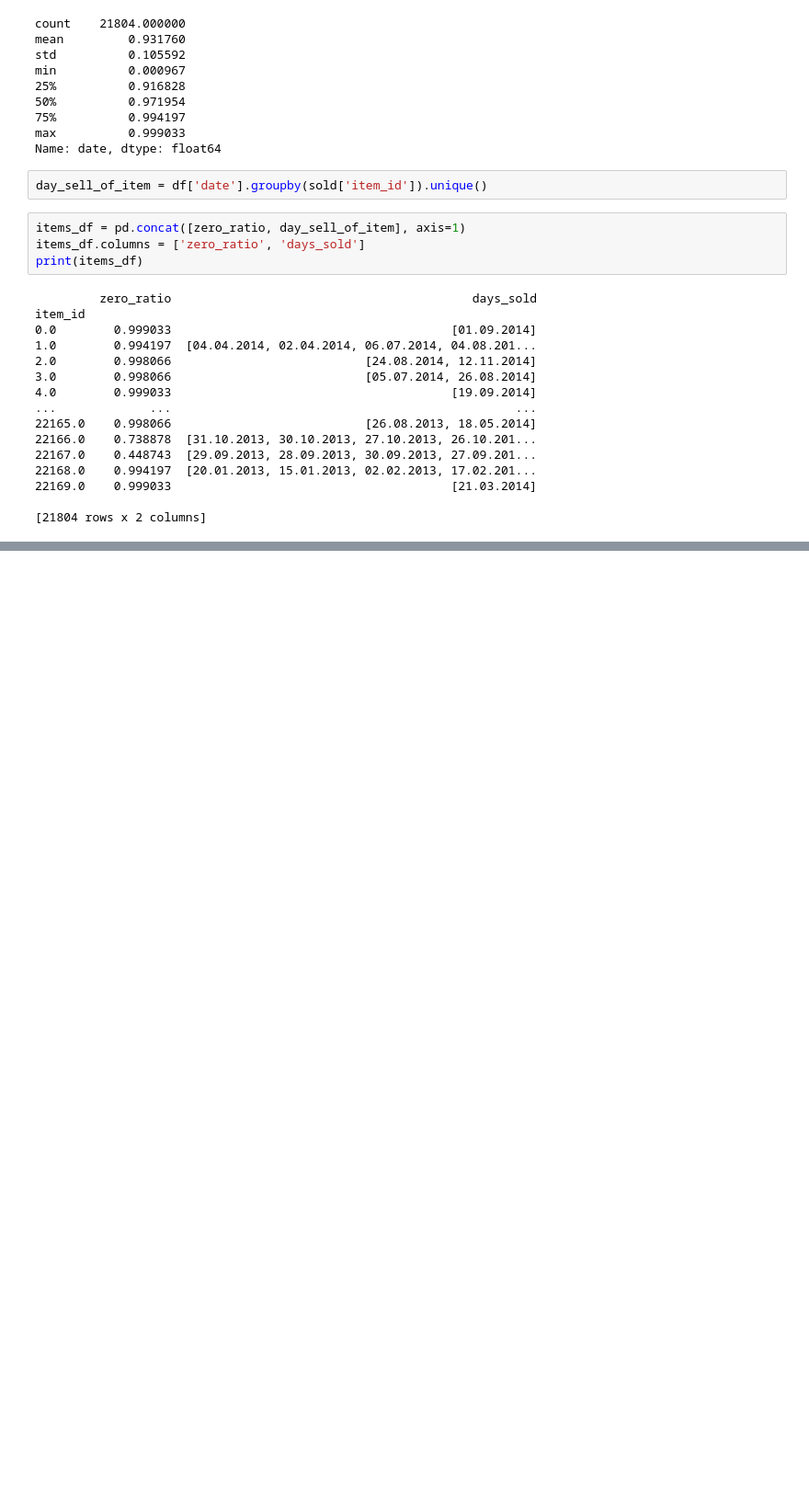
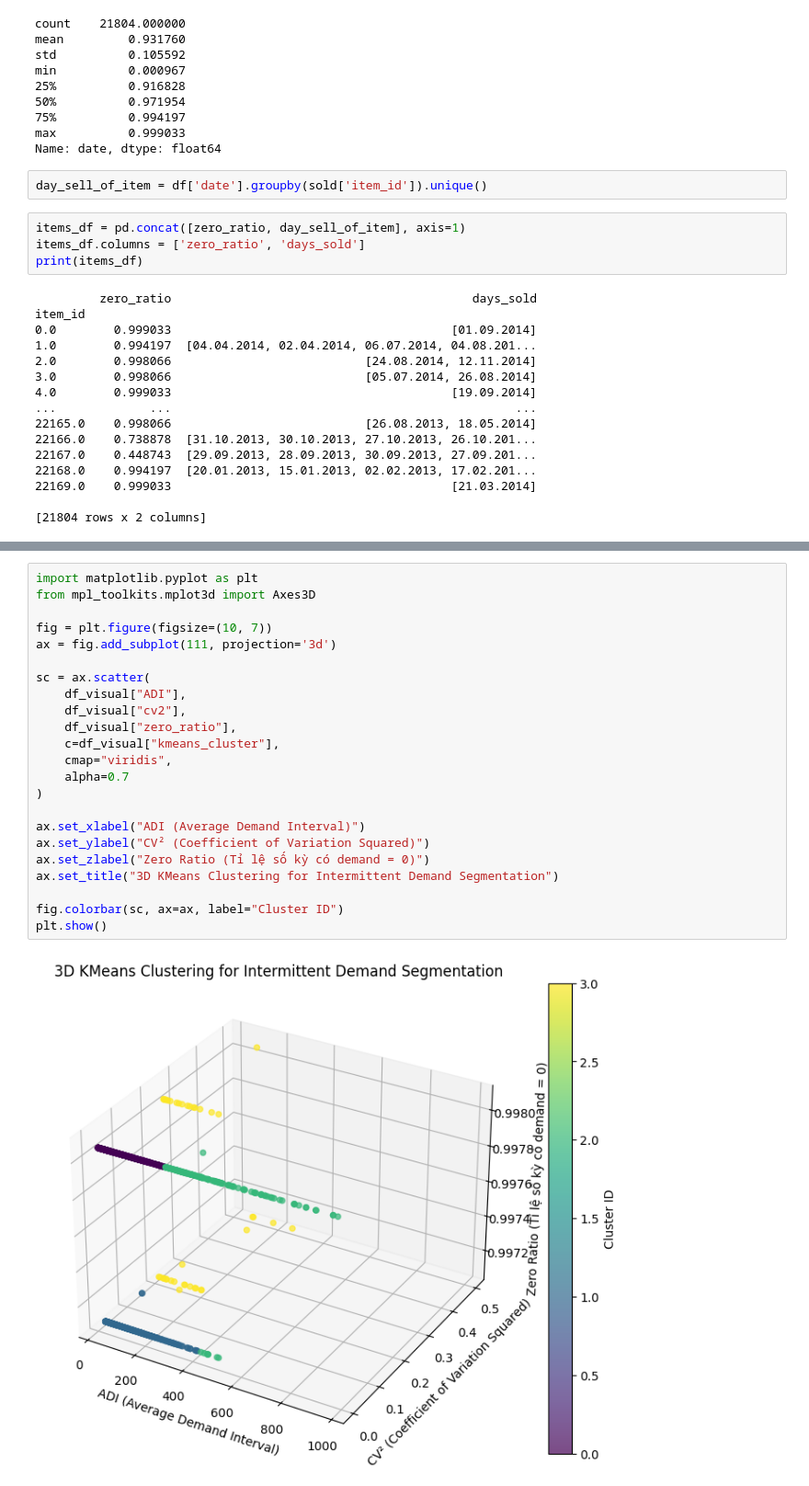
Before and after one commit to thanhnam412/data_science_project, a Jupyter notebook: data_science_ecommerce/src/analysis/analysis.ipynb, the cells around one changed output, grey strips where cells are left out. Shown at 92% size. Drawn from its saved outputs; the diff is of its cells as text; blank space fills up the shorter version.

```diff
--- a/data_science_ecommerce/src/analysis/analysis.ipynb
+++ b/data_science_ecommerce/src/analysis/analysis.ipynb
@@ -155,0 +248,25 @@ None
+# %%
+import matplotlib.pyplot as plt
+from mpl_toolkits.mplot3d import Axes3D
+
+fig = plt.figure(figsize=(10, 7))
+ax = fig.add_subplot(111, projection='3d')
+
+sc = ax.scatter(
+    df_visual["ADI"],
+    df_visual["cv2"],
+    df_visual["zero_ratio"],
+    c=df_visual["kmeans_cluster"],
+    cmap="viridis",
+    alpha=0.7
+)
+
+ax.set_xlabel("ADI (Average Demand Interval)")
+ax.set_ylabel("CV² (Coefficient of Variation Squared)")
+ax.set_zlabel("Zero Ratio (Tỉ lệ số kỳ có demand = 0)")
+ax.set_title("3D KMeans Clustering for Intermittent Demand Segmentation")
+
+fig.colorbar(sc, ax=ax, label="Cluster ID")
+plt.show()
+# %% [output]
+[figure, added]
```
Also changed, not shown: parts of 9 cells of this notebook, 3 other files.
